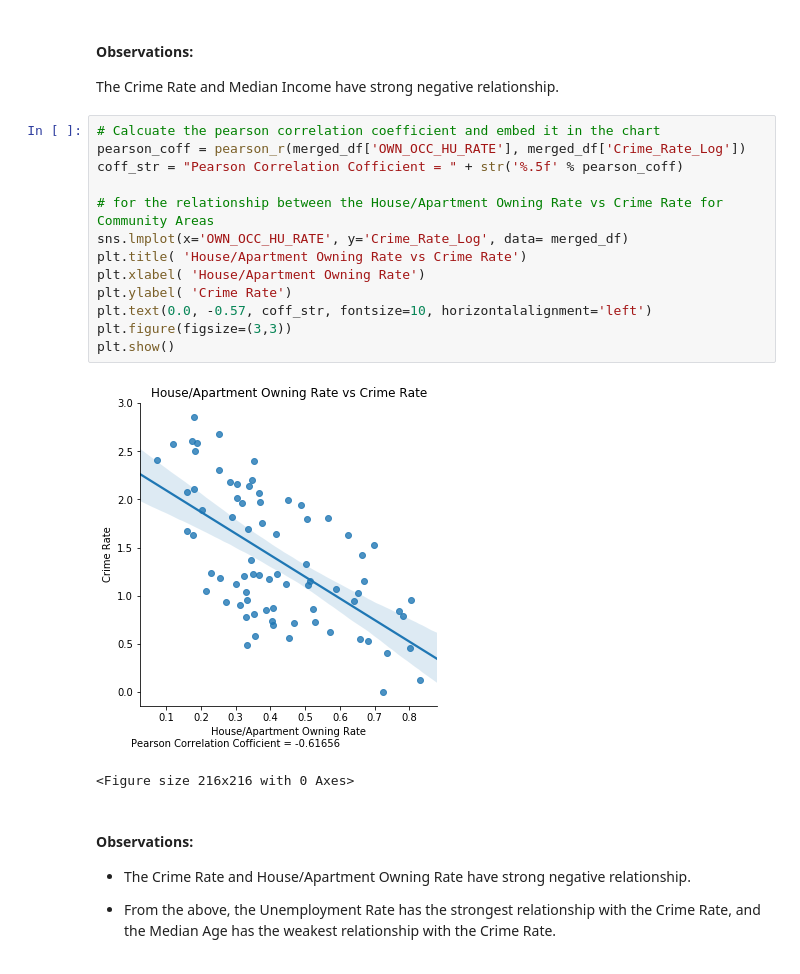
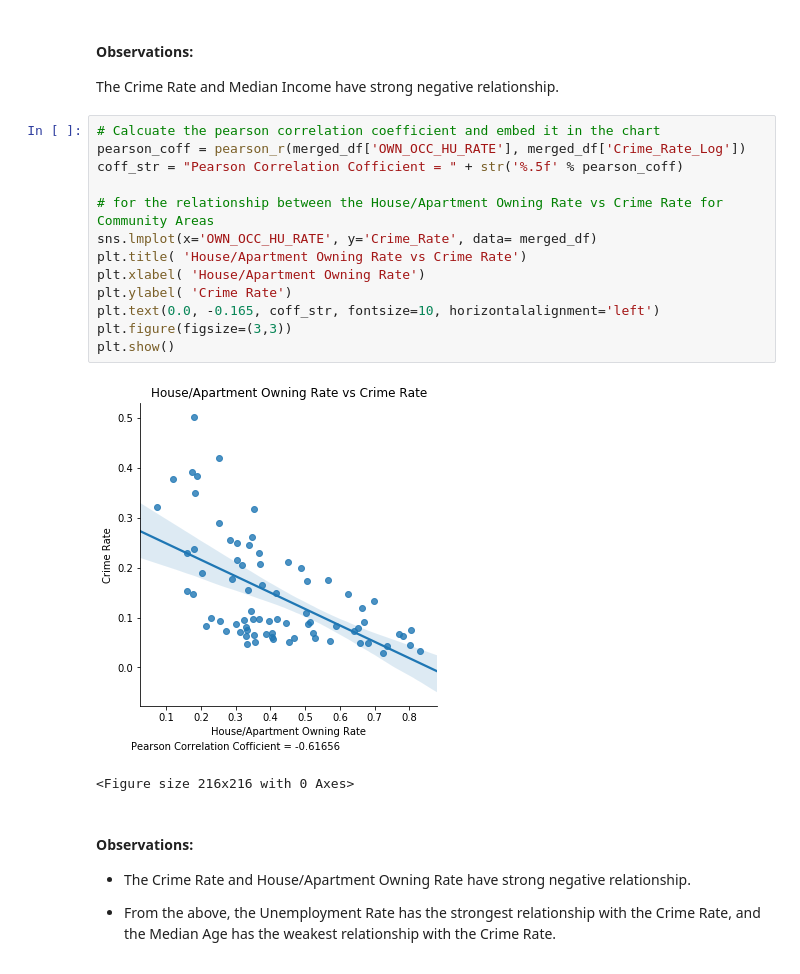
Before and after one commit to DavidFlanders/Capstone, a Jupyter notebook: ChicagoCrimeData - MachineLearning.ipynb, the cells around one changed output. Saved outputs shown, nothing was run; the diff lists cells and outputs as text.

```diff
--- a/ChicagoCrimeData - MachineLearning.ipynb
+++ b/ChicagoCrimeData - MachineLearning.ipynb
@@ -202,18 +202,18 @@ The Crime Rate and Median Income have strong negative relationship.
 # %%
 # Calcuate the pearson correlation coefficient and embed it in the chart
 pearson_coff = pearson_r(merged_df['OWN_OCC_HU_RATE'], merged_df['Crime_Rate_Log'])
 coff_str = "Pearson Correlation Cofficient = " + str('%.5f' % pearson_coff)
 
 # for the relationship between the House/Apartment Owning Rate vs Crime Rate for Community Areas
-sns.lmplot(x='OWN_OCC_HU_RATE', y='Crime_Rate_Log', data= merged_df)
+sns.lmplot(x='OWN_OCC_HU_RATE', y='Crime_Rate', data= merged_df)
 plt.title( 'House/Apartment Owning Rate vs Crime Rate')
 plt.xlabel( 'House/Apartment Owning Rate')
 plt.ylabel( 'Crime Rate')
-plt.text(0.0, -0.57, coff_str, fontsize=10, horizontalalignment='left')
+plt.text(0.0, -0.165, coff_str, fontsize=10, horizontalalignment='left')
 plt.figure(figsize=(3,3))
 plt.show()
 # %% [output]
-[figure, old version]
+[figure, new version]
 <Figure size 216x216 with 0 Axes>
 # %% [markdown]
 #### Observations:
```
Also changed, not shown: parts of 1 cell of this notebook.
